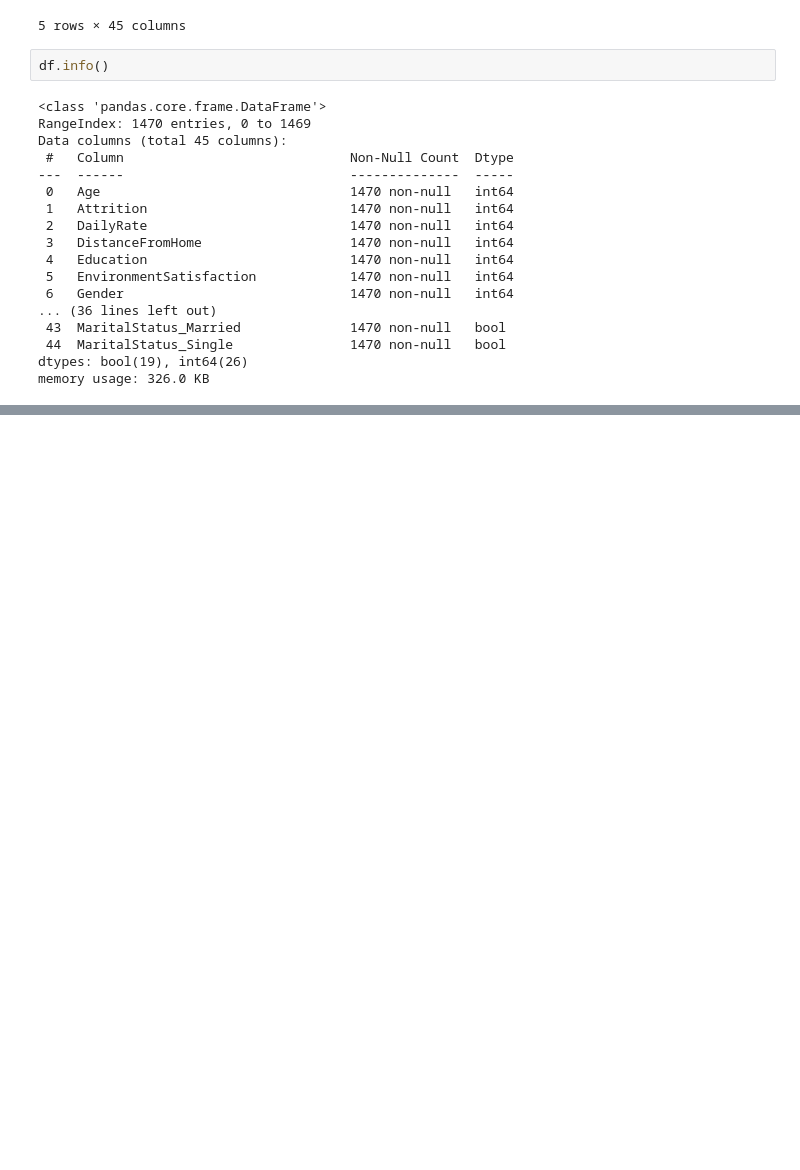
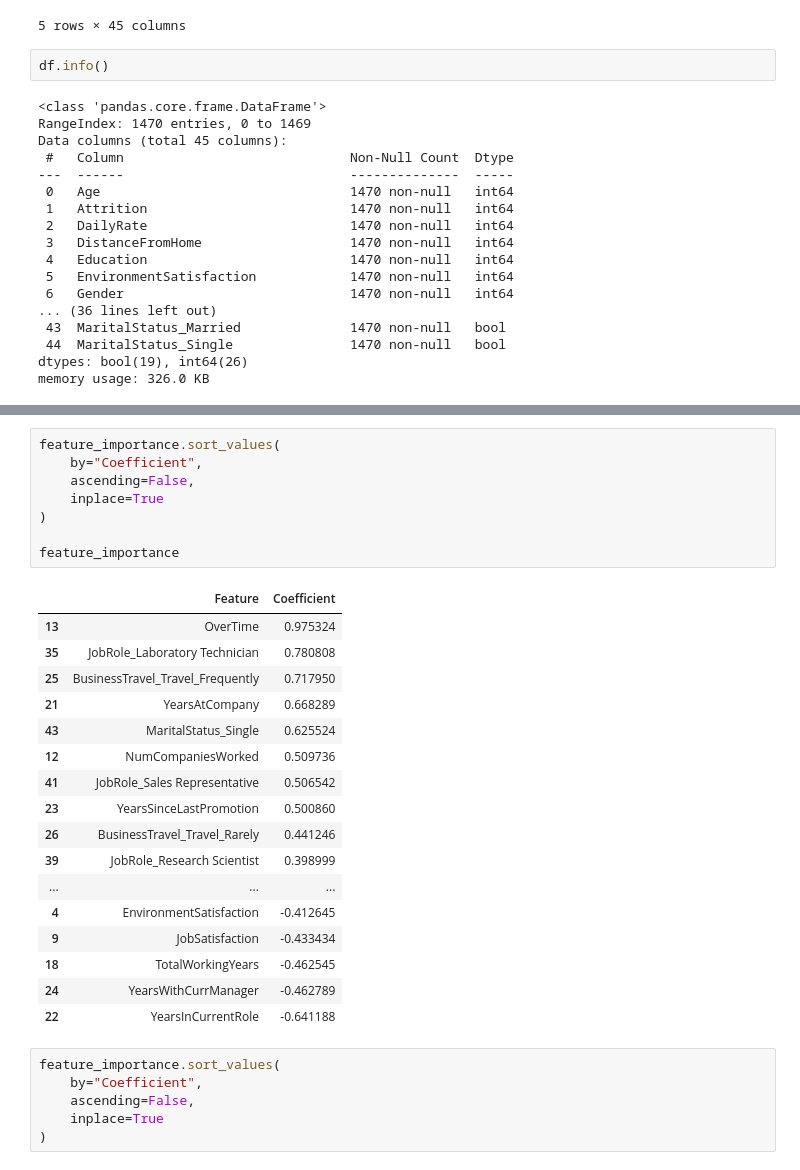
Before and after one commit to kondabathinivikramaditya-boop/Employee-attrition-prediction, a Jupyter notebook: emp_attrition.ipynb, the cells around one changed output, grey strips where cells are left out. Saved outputs shown, nothing was run; the diff lists cells and outputs as text; blank space fills up the shorter version.

```diff
--- a/emp_attrition.ipynb
+++ b/emp_attrition.ipynb
@@ -326,0 +466,32 @@ memory usage: 326.0 KB
+# %%
+feature_importance.sort_values(
+    by="Coefficient",
+    ascending=False,
+    inplace=True
+)
+
+feature_importance
+# %% [output]
+|  | Feature | Coefficient |
+| 13 | OverTime | 0.975324 |
+| 35 | JobRole_Laboratory Technician | 0.780808 |
+| 25 | BusinessTravel_Travel_Frequently | 0.717950 |
+| 21 | YearsAtCompany | 0.668289 |
+| 43 | MaritalStatus_Single | 0.625524 |
+| 12 | NumCompaniesWorked | 0.509736 |
+| 41 | JobRole_Sales Representative | 0.506542 |
+| 23 | YearsSinceLastPromotion | 0.500860 |
+| 26 | BusinessTravel_Travel_Rarely | 0.441246 |
+| 39 | JobRole_Research Scientist | 0.398999 |
+| ... | ... | ... |
+| 4 | EnvironmentSatisfaction | -0.412645 |
+| 9 | JobSatisfaction | -0.433434 |
+| 18 | TotalWorkingYears | -0.462545 |
+| 24 | YearsWithCurrManager | -0.462789 |
+| 22 | YearsInCurrentRole | -0.641188 |
+# %%
+feature_importance.sort_values(
+    by="Coefficient",
+    ascending=False,
+    inplace=True
+)
```
Also changed, not shown: parts of 18 cells of this notebook.
